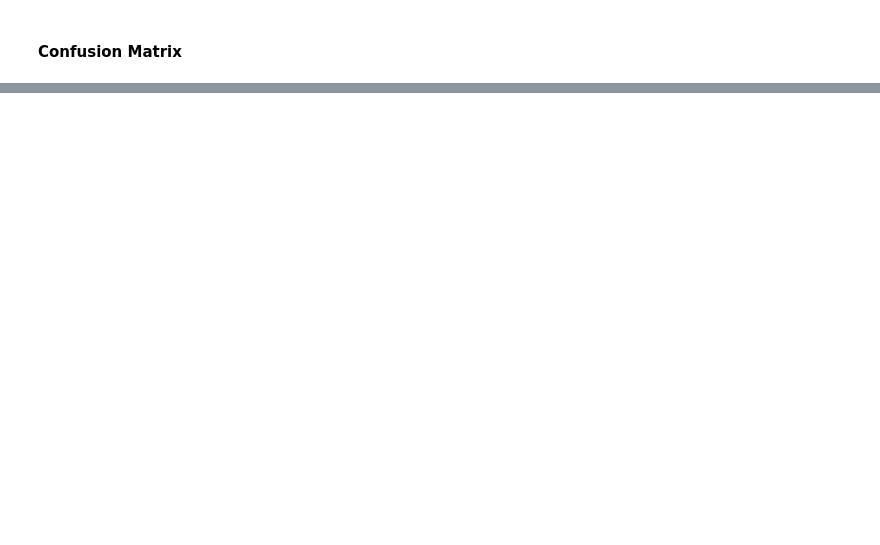
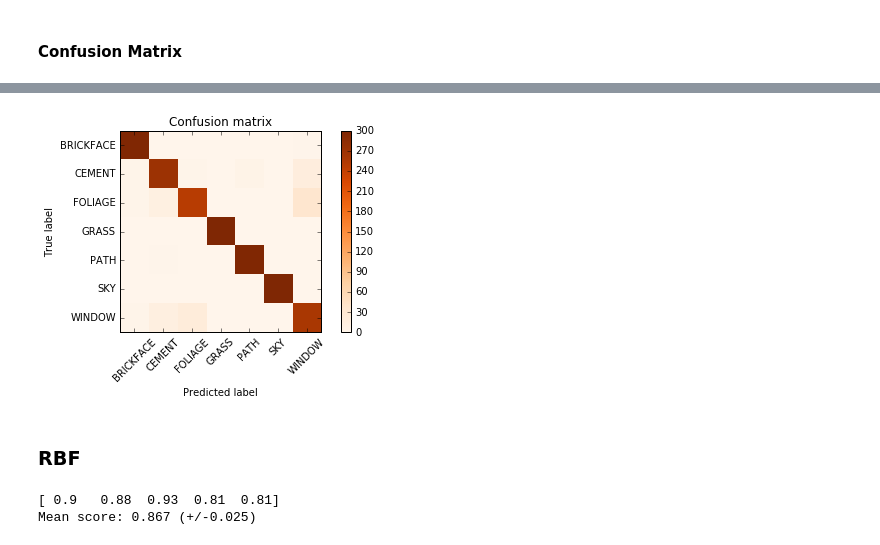
Before and after one commit to shaykayjay/Project, a Jupyter notebook: image-seg/Project.ipynb, the cells around one changed output, grey strips where cells are left out. Drawn from its saved outputs; the diff is of its cells as text; code cells hidden in the pictures; blank space fills up the shorter version.

```diff
--- a/image-seg/Project.ipynb
+++ b/image-seg/Project.ipynb
@@ -163,0 +281,14 @@ Confusion Matrix
+# %%
+plt.figure()
+plot_confusion_matrix(cm)
+plt.show()
+# %% [output]
+[figure, added]
+# %% [markdown]
+### RBF
+# %%
+svc_rbf = SVC(kernel = 'rbf')
+evaluate_cross_validation(svc_poly, train, train_label, 5)
+# %% [output]
+[ 0.9   0.88  0.93  0.81  0.81]
+Mean score: 0.867 (+/-0.025)
```
Also changed, not shown: parts of 22 cells of this notebook.
